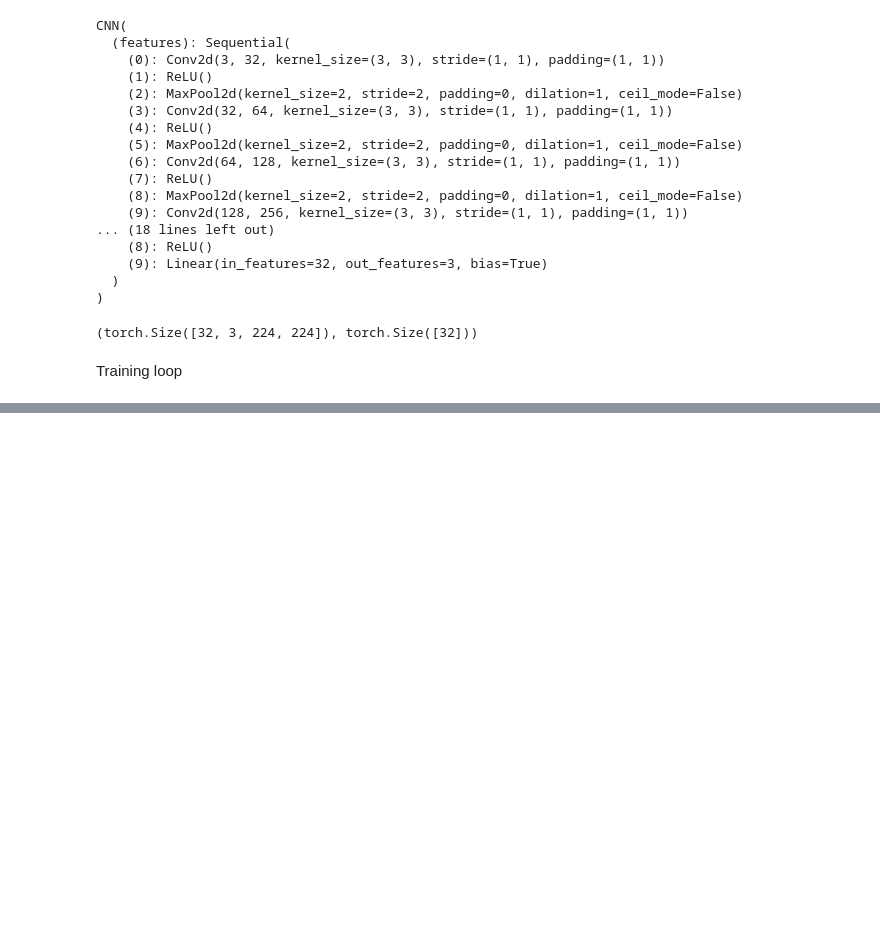
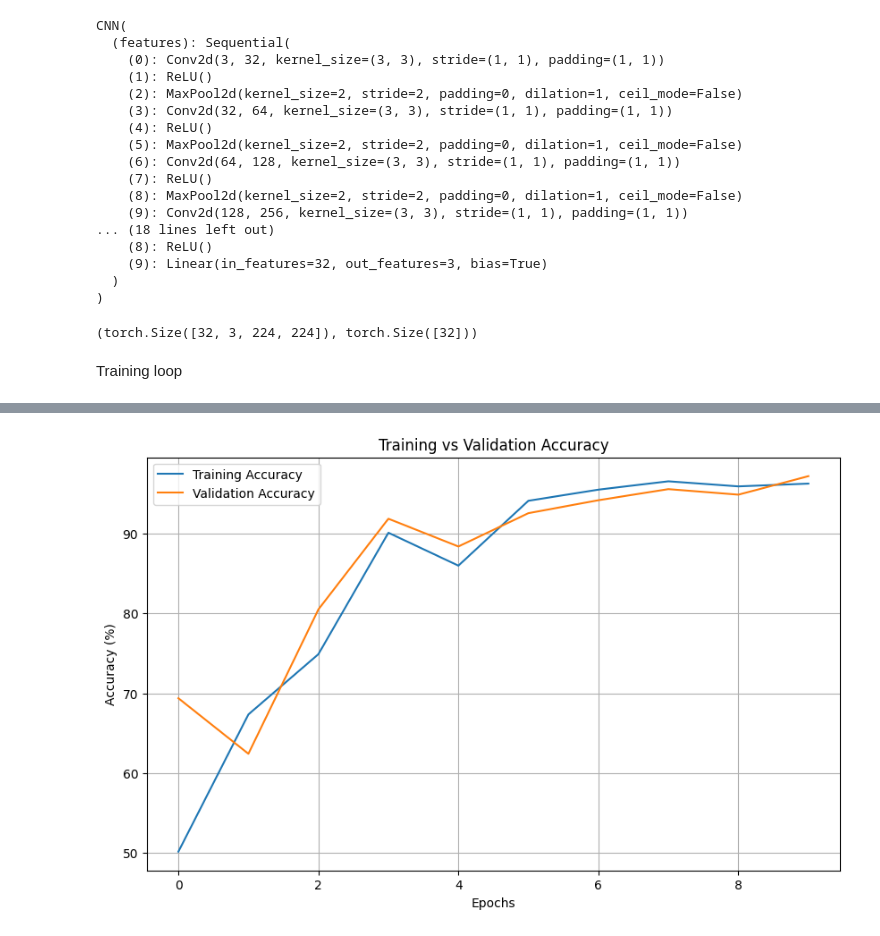
Before and after one commit to SandeepMuhal88/FOR_DOCKER_LAPTOP_PRICE_PREDICTOR_REGRESSION_MODEL, a Jupyter notebook: model/Trainming_model_in_pytorch.ipynb, the cells around one changed output, grey strips where cells are left out. Drawn from its saved outputs; the diff is of its cells as text; code cells hidden in the pictures; blank space fills up the shorter version.

```diff
--- a/model/Trainming_model_in_pytorch.ipynb
+++ b/model/Trainming_model_in_pytorch.ipynb
@@ -288,17 +275,17 @@ Validation Accuracy: 96.05568445475637
 # %%
-model.eval()
-correct = 0
-total = 0
+# model.eval()
+# correct = 0
+# total = 0
 
-with torch.no_grad():
-    for X, y in train_loader:
-        # MOve the data to the same device as the model
-        X = X.to(device)
-        y = y.to(device)
-        outputs = model(X)
-        _, predicted = torch.max(outputs, 1)
-        total += y.size(0)
-        correct += (predicted == y).sum().item()
+# with torch.no_grad():
+#     for X, y in train_loader:
+#         # MOve the data to the same device as the model
+#         X = X.to(device)
+#         y = y.to(device)
+#         outputs = model(X)
+#         _, predicted = torch.max(outputs, 1)
+#         total += y.size(0)
+#         correct += (predicted == y).sum().item()
 
-accuracy = 100 * correct / total
-print("Validation Accuracy:", accuracy)
+# accuracy = 100 * correct / total
+# print("Validation Accuracy:", accuracy)
@@ -386,0 +392,12 @@ Epoch [10/10] - Train Loss: 0.0611, Train Acc: 97.44% - Val Loss: 0.0617, Val Ac
+# %%
+plt.figure(figsize=(10,6))
+plt.plot(train_acc_list, label='Training Accuracy')
+plt.plot(val_acc_list, label='Validation Accuracy')
+plt.xlabel('Epochs')
+plt.ylabel('Accuracy (%)')
+plt.title('Training vs Validation Accuracy')
+plt.legend()
+plt.grid(True)
+plt.show()
+# %% [output]
+[figure, added]
```
Also changed, not shown: parts of 15 cells of this notebook, 5 other files.
